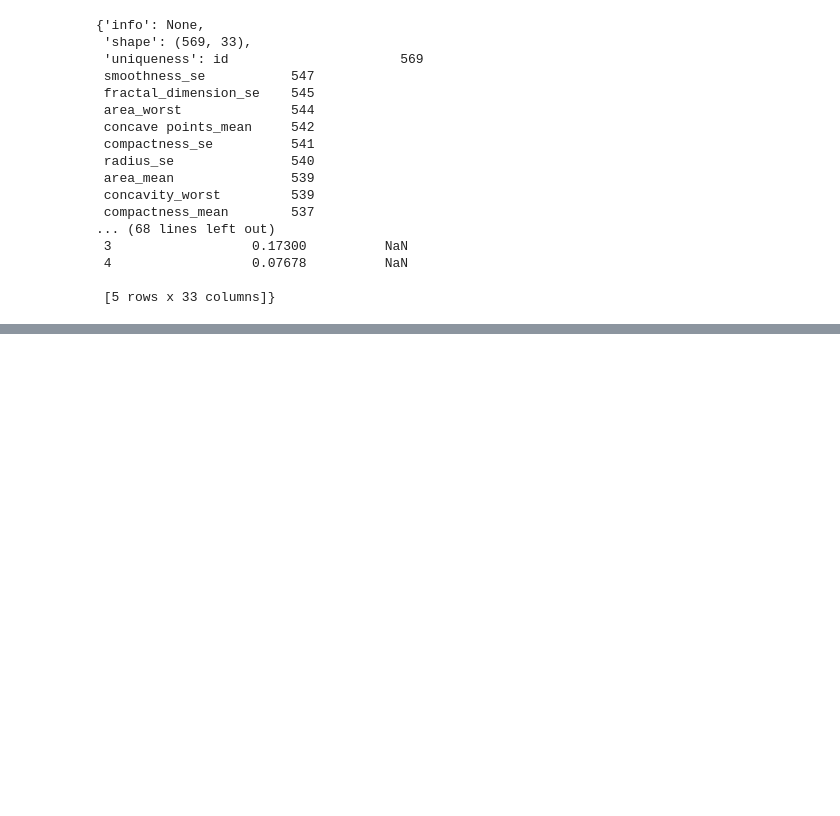
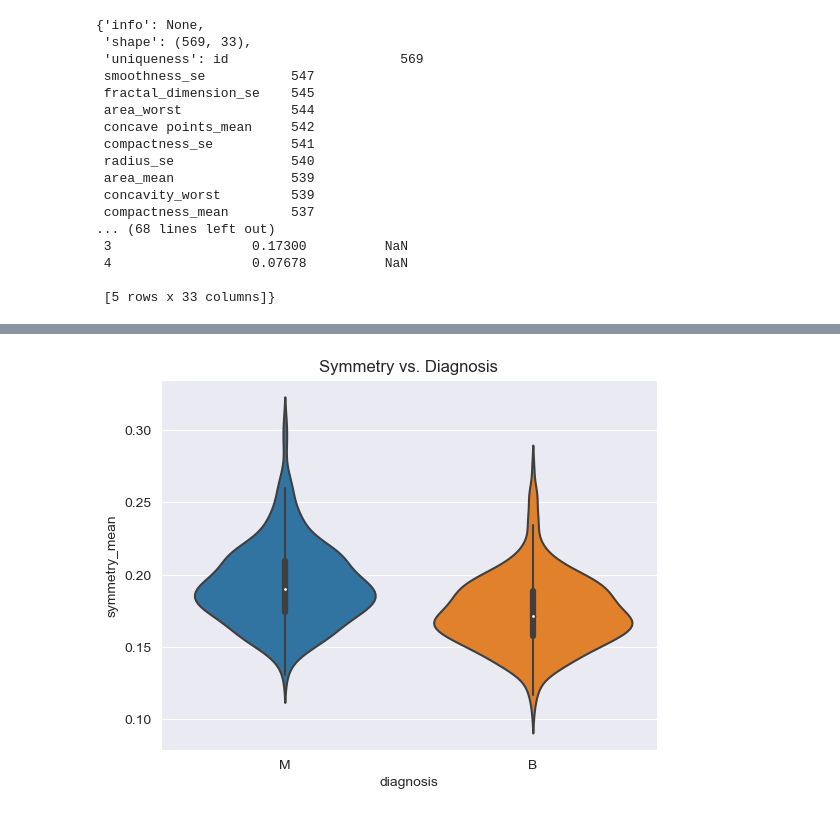
Before and after one commit to mars12161/bayer_challenge_d_life, a Jupyter notebook: max_spielwiese.ipynb, the cells around one changed output, grey strips where cells are left out. Saved outputs shown, nothing was run; the diff lists cells and outputs as text; code cells hidden in the pictures; blank space fills up the shorter version.

```diff
--- a/max_spielwiese.ipynb
+++ b/max_spielwiese.ipynb
@@ -76,0 +90,6 @@ memory usage: 146.8+ KB
+# %%
+sns.violinplot(x='diagnosis', y='symmetry_mean', data=df)
+plt.title('Symmetry vs. Diagnosis')
+plt.show()
+# %% [output]
+[figure, added]
```
Also changed, not shown: parts of 4 cells of this notebook.
